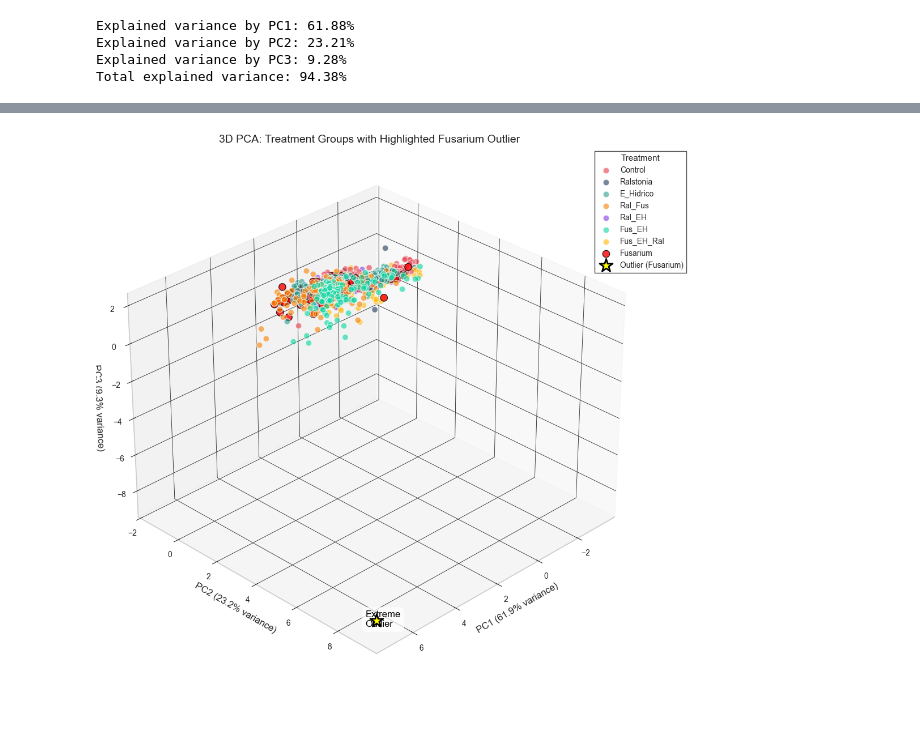
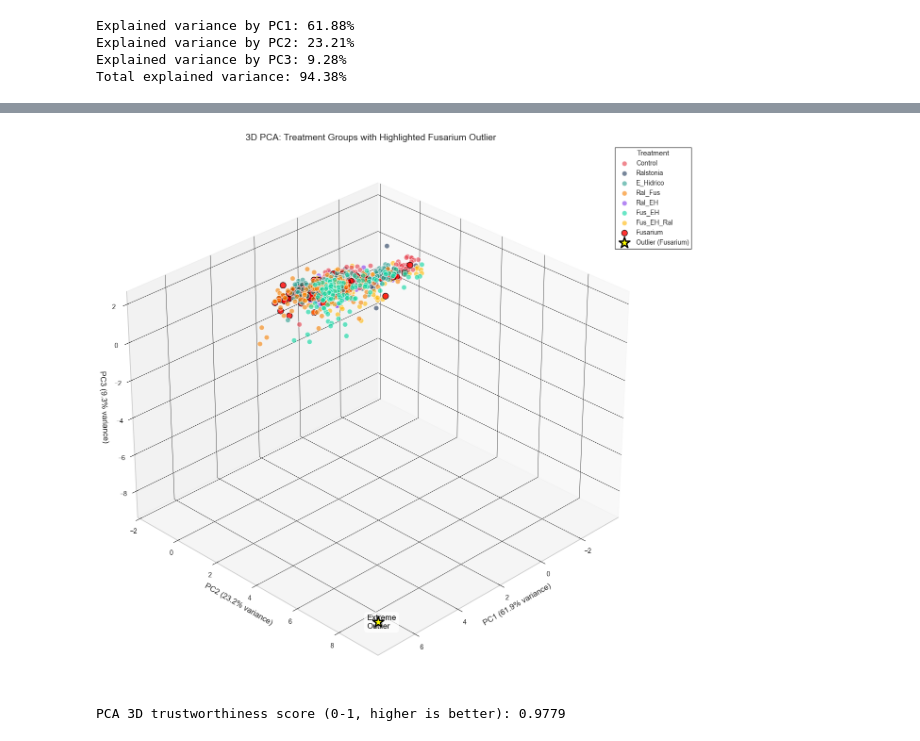
Before and after one commit to RicardoLoperaV/Computacion-Grafica-y-Visualizacion-Cientifica, a Jupyter notebook: 3. Datos, Color y Transformaciones/Dimensionality_Reduction.ipynb, the cells around one changed output, grey strips where cells are left out. Drawn from its saved outputs; the diff is of its cells as text; code cells hidden in the pictures.

```diff
--- a/3. Datos, Color y Transformaciones/Dimensionality_Reduction.ipynb
+++ b/3. Datos, Color y Transformaciones/Dimensionality_Reduction.ipynb
@@ -329,7 +365,7 @@ pca = PCA(n_components=3)
 wavelength_data = df.iloc[:, 3:]
 
 # Fit AND transform the data
-pca_components = pca.fit_transform(wavelength_data)
+pca_components_3d = pca.fit_transform(wavelength_data)
 
 # Check explained variance
 explained_variance = pca.explained_variance_ratio_
@@ -340,7 +376,7 @@ print(f"Total explained variance: {explained_variance.sum():.2%}")
 
 # Create a DataFrame with PCA results
 pca_df = pd.DataFrame(
-    data=pca_components,
+    data=pca_components_3d,
     columns=['PC1', 'PC2', 'PC3']
 )
 
@@ -405,7 +395,7 @@ def rotate_plot():
 # Create a 3D scatter plot to visualize the PCA results with highlighted Fusarium treatment
 
 # Create the figure and 3D axes
-fig = plt.figure(figsize=(14, 10))
+fig = plt.figure(figsize=(16, 12))
 ax = fig.add_subplot(111, projection='3d')
 
 # Get unique treatments for color mapping
@@ -434,31 +424,37 @@ for treatment in treatments:
 
         # Plot outlier with special marker and size
         ax.scatter(outlier['PC1'], outlier['PC2'], outlier['PC3'],
                   marker='*', color='yellow', s=300, edgecolor='black', linewidth=2,
                   label=f'Outlier ({treatment})')
 
 # Set axis labels with explained variance
 ax.set_xlabel(f'PC1 ({explained_variance[0]:.1%} variance)', fontsize=12)
 ax.set_ylabel(f'PC2 ({explained_variance[1]:.1%} variance)', fontsize=12)
 ax.set_zlabel(f'PC3 ({explained_variance[2]:.1%} variance)', fontsize=12)
 
 # Set title and legend
 ax.set_title('3D PCA: Treatment Groups with Highlighted Fusarium Outlier', fontsize=14)
 ax.legend(title='Treatment', loc='upper right', bbox_to_anchor=(1.1, 1))
 
 # Add an annotation pointing to the outlier
 ax.text(outlier['PC1']+0.5, outlier['PC2'], outlier['PC3'],
         "Extreme\nOutlier", fontsize=12, color='black',
         bbox=dict(facecolor='white', alpha=0.7, boxstyle='round'))
 
 # Improve perspective
 ax.view_init(elev=30, azim=45)
 ax.dist = 12
 
 # Add grid for better depth perception
 ax.grid(True, alpha=0.3)
 
 plt.tight_layout()
 plt.show()
 # %% [output]
-[figure, old version]
+[figure, new version]
+# %%
+# Use the same parameters
+pca_3d_trust_score = trustworthiness(wavelength_data, pca_components_3d, n_neighbors=30)
+print(f"PCA 3D trustworthiness score (0-1, higher is better): {pca_3d_trust_score:.4f}")
+# %% [output]
+PCA 3D trustworthiness score (0-1, higher is better): 0.9779
```
Also changed, not shown: parts of 17 cells of this notebook.
